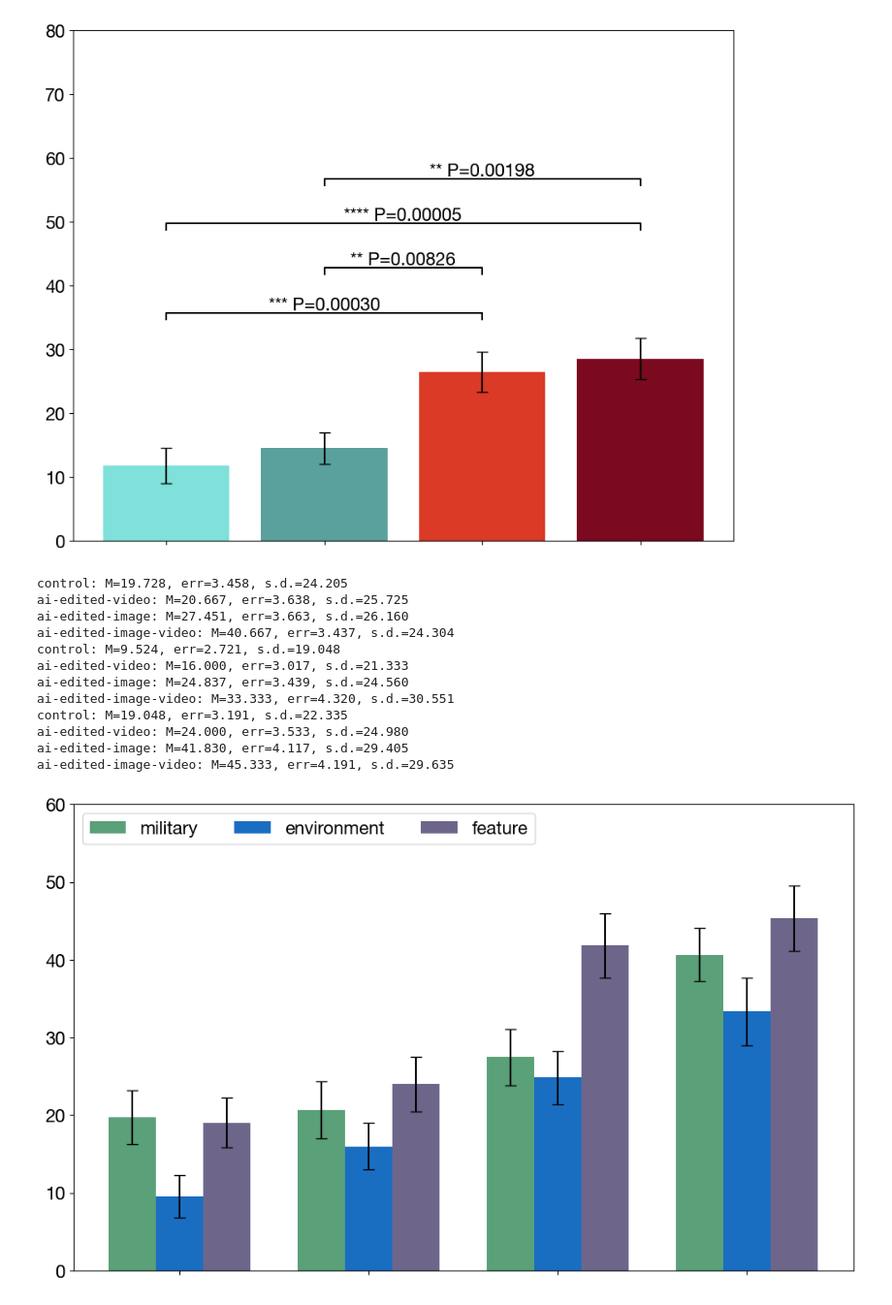
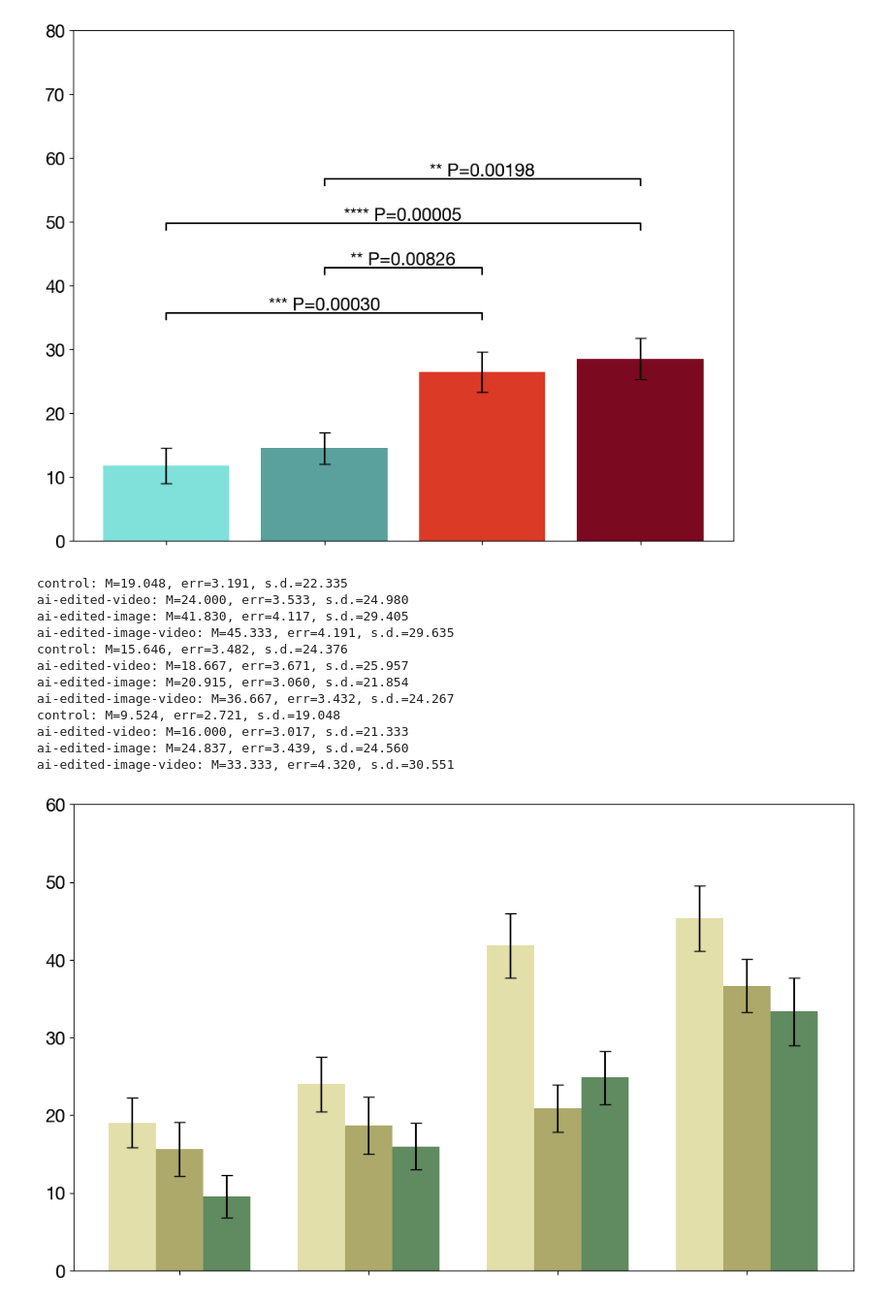
Before and after one commit to mitmedialab/synthetic-human-memories, a Jupyter notebook: analyze/main-specific.ipynb, the cells around one changed output. Shown: that part at 97% size. Saved outputs shown, nothing was run; the diff lists cells and outputs as text; code cells hidden in the pictures.

Commit message:
feat: change graph color

```diff
--- a/analyze.ipynb
+++ b/analyze/main-specific.ipynb
@@ -7,7 +7,7 @@ import scikit_posthocs as sp
 
 import matplotlib.pyplot as plt
 
-df = pd.read_csv('./static/result.csv')
+df = pd.read_csv('../static/result.csv')
 df.head()
 
 length = [*range(1,25)]
@@ -902,9 +902,9 @@ ai-edited-image-video: M=28.500, err=3.241, s.d.=22.918
 [figure]
 # %%
 sets = {
-    "military": [10,11,12],
+    "people": [3,9,18],
+    "object": [4,10,12],
     "environment": [2,17,20],
-    "feature": [3,9,18],
     # "smile": [1,2]
 }
 
@@ -936,41 +936,41 @@ def mixed(sets):
     ts = { s: get_num(sets[s]) for s in sets }
 
     plt_mean = {}
     plt_err = {}
     for s in ts:
         plt_mean[s] = [ts[s][0][i] for i in range(4)]
         plt_err[s] = [ts[s][1][i] for i in range(4)]
 
     i = 0
-    colors = ["#5AA078", "#1A6EC2", "#6D668A"]
+    colors = ["#E2DFAA", "#ACA96B", "#608A5F"]
     for attribute, measurement in plt_mean.items():
         offset = width * multiplier
         rects = ax.bar(x + offset, measurement, width, capsize=5, color=colors[i % 3], yerr=plt_err[attribute], label=attribute) #
         # ax.bar_label(rects, padding=3)
         multiplier += 1
         i += 1
 
     # Add some text for labels, title and custom x-axis tick labels, etc.
     # ax.set_ylabel('Length (mm)')
     # ax.set_title('Penguin attributes by species')
     ax.set_xticks(x + width, [""] * 4)
-    ax.legend(loc='upper left', ncols=3)
+    # ax.legend(loc='upper left', ncols=3)
     ax.set_ylim(0, 60)
 
     plt.show()
 
 mixed(sets)
 # %% [output]
-control: M=19.728, err=3.458, s.d.=24.205
-ai-edited-video: M=20.667, err=3.638, s.d.=25.725
-ai-edited-image: M=27.451, err=3.663, s.d.=26.160
-ai-edited-image-video: M=40.667, err=3.437, s.d.=24.304
+control: M=19.048, err=3.191, s.d.=22.335
+ai-edited-video: M=24.000, err=3.533, s.d.=24.980
+ai-edited-image: M=41.830, err=4.117, s.d.=29.405
+ai-edited-image-video: M=45.333, err=4.191, s.d.=29.635
+control: M=15.646, err=3.482, s.d.=24.376
+ai-edited-video: M=18.667, err=3.671, s.d.=25.957
+ai-edited-image: M=20.915, err=3.060, s.d.=21.854
+ai-edited-image-video: M=36.667, err=3.432, s.d.=24.267
 control: M=9.524, err=2.721, s.d.=19.048
 ai-edited-video: M=16.000, err=3.017, s.d.=21.333
 ai-edited-image: M=24.837, err=3.439, s.d.=24.560
 ai-edited-image-video: M=33.333, err=4.320, s.d.=30.551
-control: M=19.048, err=3.191, s.d.=22.335
-ai-edited-video: M=24.000, err=3.533, s.d.=24.980
-ai-edited-image: M=41.830, err=4.117, s.d.=29.405
-ai-edited-image-video: M=45.333, err=4.191, s.d.=29.635
-[figure, old version]
+[figure, new version]
```
Also changed, not shown: parts of 3 cells of this notebook, 2 other files.
